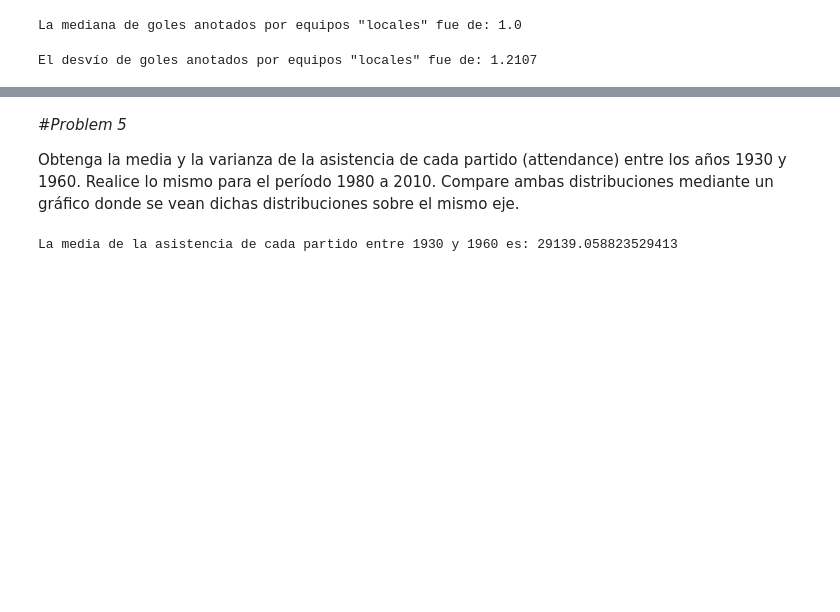
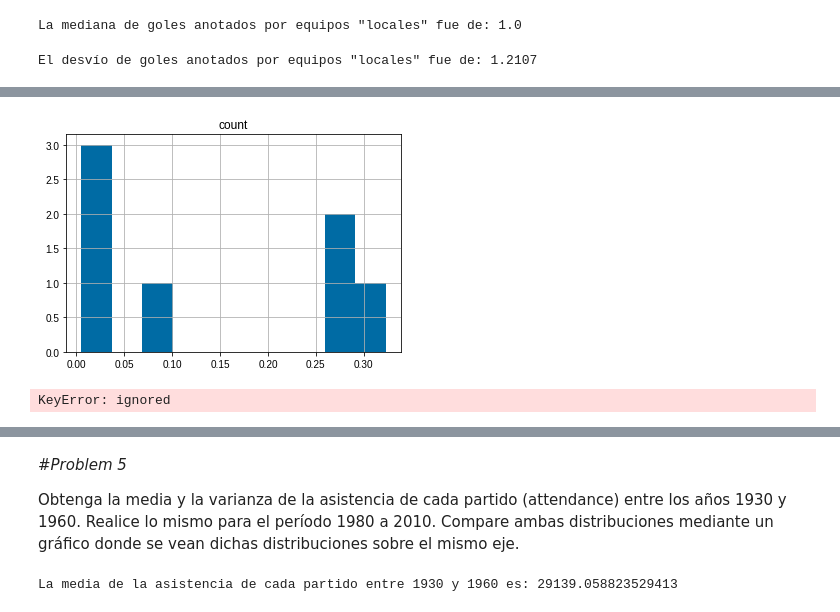
Before and after one commit to josefinavanotti/josefinavanotti, a Jupyter notebook: TP_Python_Estadísitica_Actuarial.ipynb, the cells around one changed output, grey strips where cells are left out. Drawn from its saved outputs; the diff is of its cells as text; code cells hidden in the pictures; blank space fills up the shorter version.

```diff
--- a/TP_Python_Estadísitica_Actuarial.ipynb
+++ b/TP_Python_Estadísitica_Actuarial.ipynb
@@ -175,6 +164,7 @@ Calcule el promedio, la mediana y el desvío de los goles anotados por equipos
 # %%
 year_range = (df['Year'] >= 2006) & (df['Year'] <= 2014) #192 partidos
 htg = df[year_range]
+home_team_goals = htg[['Year','Home Team Goals']]
 mean_htg = round(np.mean(htg['Home Team Goals']),4)
 print('El promedio de goles anotados por equipos "locales" fue de:',mean_htg)
 
@@ -187,10 +177,6 @@ print('El promedio de goles anotados por equipos "locales" fue de:',mean_htg)
 #mean_home_team_goals = htg.mean(htg['Home Team Goals'])
 # %% [output]
 El promedio de goles anotados por equipos "locales" fue de: 1.2656
-# %%
-home_team_goals = df[['Year','Home Team Goals']]
-year_range2 = (home_team_goals['Year']>=2006 & (home_team_goals['Year']<=2014))
-home_goals = home_team_goals[year_range2]
 # %%
 median_htg = np.median(htg['Home Team Goals'])
 print('La mediana de goles anotados por equipos "locales" fue de:',median_htg)
@@ -217,0 +206,41 @@ plt.hist(home_team_goals)
+# %%
+#Para una funcion de distribucion binomial B(n,p) con n cantidad de goles y probabilidad de cada gol
+n = home_team_goals['Home Team Goals'].max()
+Freq = pd.crosstab(index=home_team_goals['Home Team Goals'], columns='count')
+Freq2 = Freq/Freq.sum()
+#Freq2 = Freq2.rename(columns={'count':'fi'})
+Freq3 = Freq2.cumsum()
+Freq3 = Freq3.rename(columns={'count':'Fi'})
+
+#Freq2 = Freq2.reset_index()
+Freq2.hist()
+#Freq3
+#Frequency = pd.concat([Freq2,Freq3],axis=1)
+#Frequency.rename(columns={'col_0':'Year'})
+plt.style.use('seaborn')
+# %% [output]
+[figure, added]
+# %%
+#plt.hist(home_team_goals['Home Team Goals'])
+ax = Freq2.hist(Freq2['Home Team Goals'], bins=7, grid=False, figsize=(10,8), color='#86bf91', rwidth=0.9)
+#histogram
+ax = ax[0]
+for x in ax:
+
+    # Despine
+    x.spines['right'].set_visible(False)
+    x.spines['top'].set_visible(False)
+    x.spines['left'].set_visible(False)
+    # Remove title
+    x.set_title("")
+
+    # Set x-axis label
+    x.set_xlabel("Home Team Goals", labelpad=20, weight='bold', size=12)
+
+    # Set y-axis label
+    x.set_ylabel("Quantity", labelpad=20, weight='bold', size=12)
+
+    # Format y-axis label
+    #x.yaxis.set_major_formatter(StrMethodFormatter('{x:,g}'))
+# %% [output]
+KeyError: ignored
```
Also changed, not shown: parts of 75 cells of this notebook.
